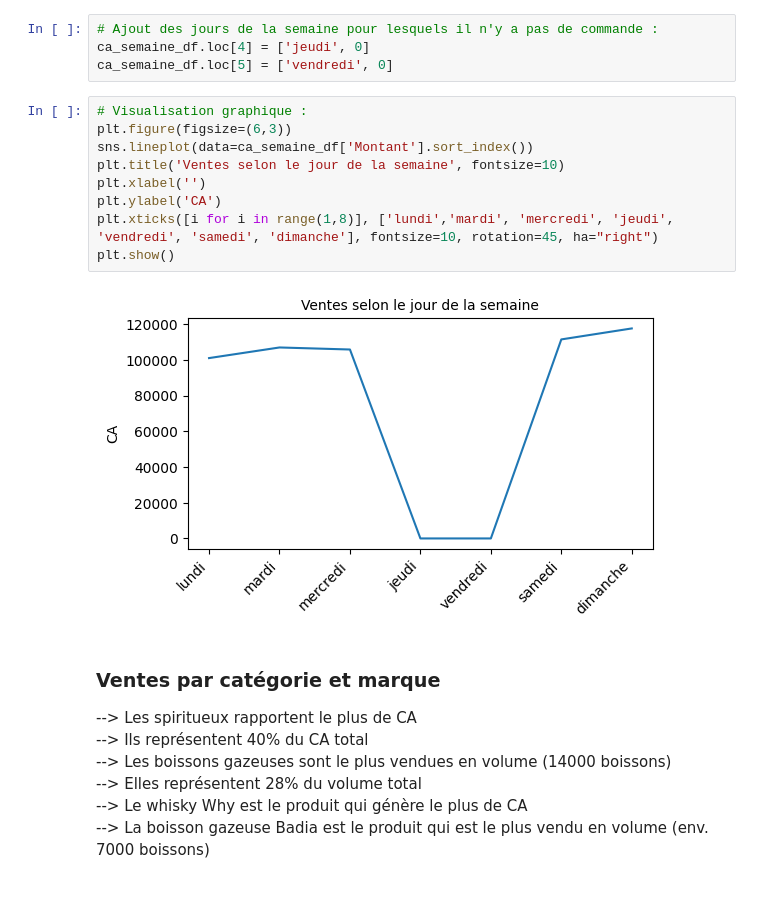
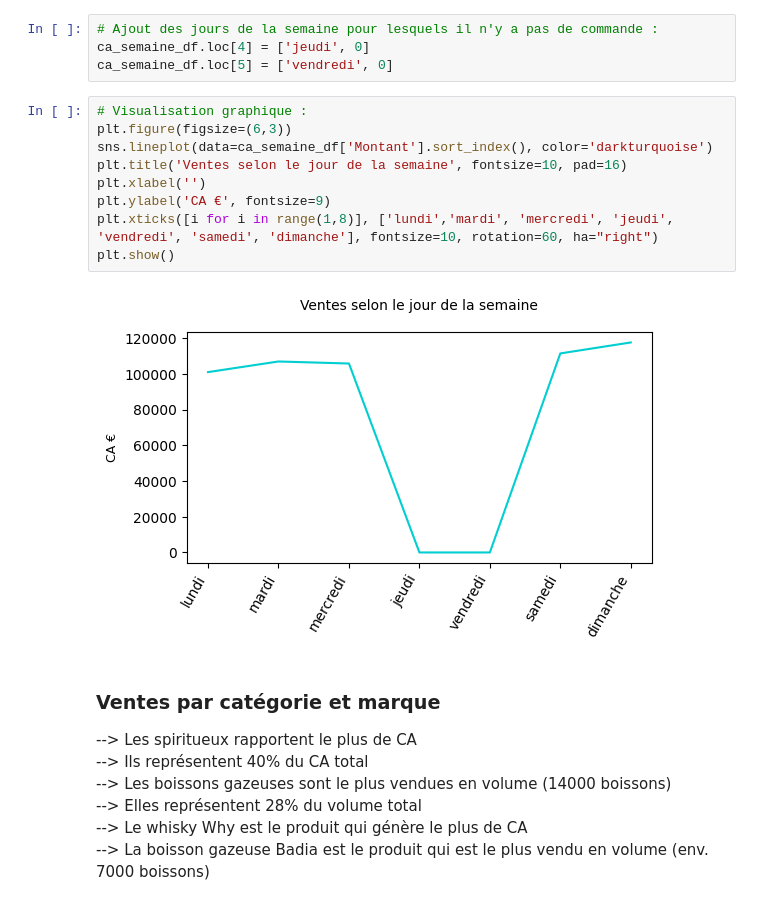
Before and after one commit to thimyxuan/beverage-sales-analysis, a Jupyter notebook: partie_1.ipynb, the cells around one changed output. Drawn from its saved outputs; the diff is of its cells as text.

```diff
--- a/partie_1.ipynb
+++ b/partie_1.ipynb
@@ -372,14 +372,14 @@ ca_semaine_df.loc[5] = ['vendredi', 0]
 # %%
 # Visualisation graphique :
 plt.figure(figsize=(6,3))
-sns.lineplot(data=ca_semaine_df['Montant'].sort_index())
-plt.title('Ventes selon le jour de la semaine', fontsize=10)
+sns.lineplot(data=ca_semaine_df['Montant'].sort_index(), color='darkturquoise')
+plt.title('Ventes selon le jour de la semaine', fontsize=10, pad=16)
 plt.xlabel('')
-plt.ylabel('CA')
-plt.xticks([i for i in range(1,8)], ['lundi','mardi', 'mercredi', 'jeudi', 'vendredi', 'samedi', 'dimanche'], fontsize=10, rotation=45, ha="right")
+plt.ylabel('CA €', fontsize=9)
+plt.xticks([i for i in range(1,8)], ['lundi','mardi', 'mercredi', 'jeudi', 'vendredi', 'samedi', 'dimanche'], fontsize=10, rotation=60, ha="right")
 plt.show()
 # %% [output]
-[figure, old version]
+[figure, new version]
 # %% [markdown]
 ### Ventes par catégorie et marque
 
```
Also changed, not shown: parts of 8 cells of this notebook.
